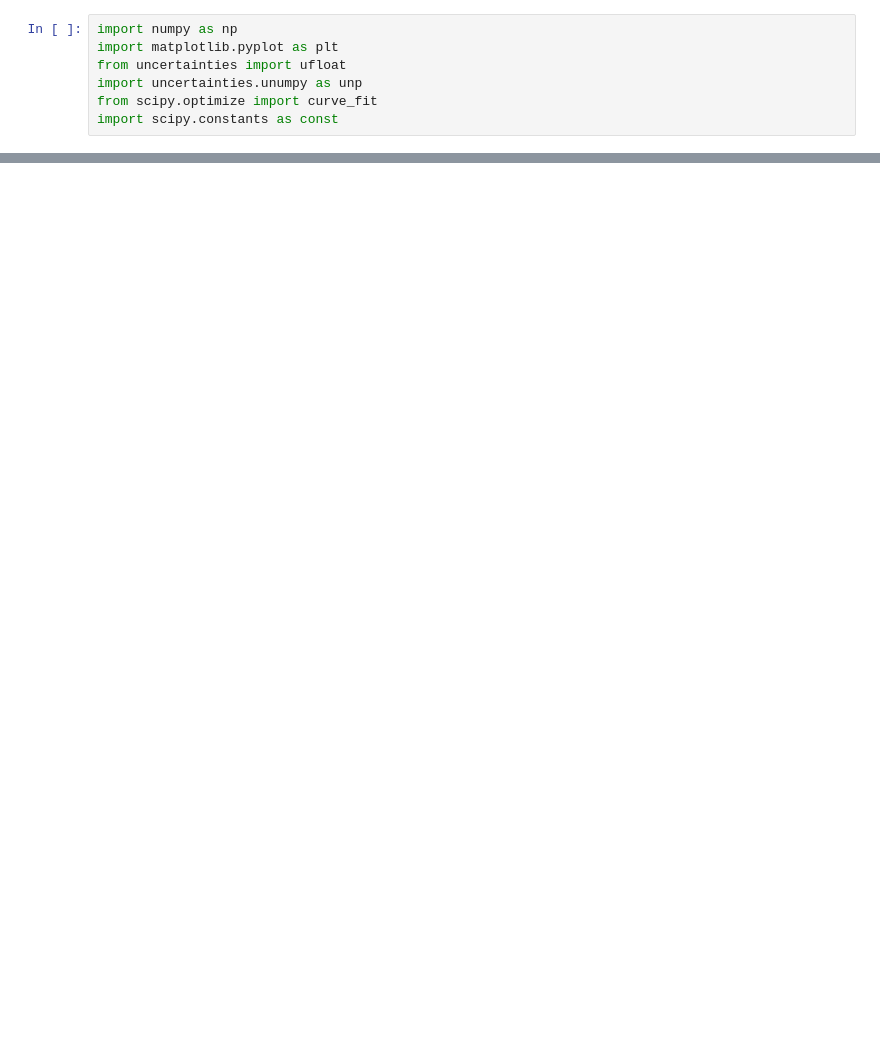
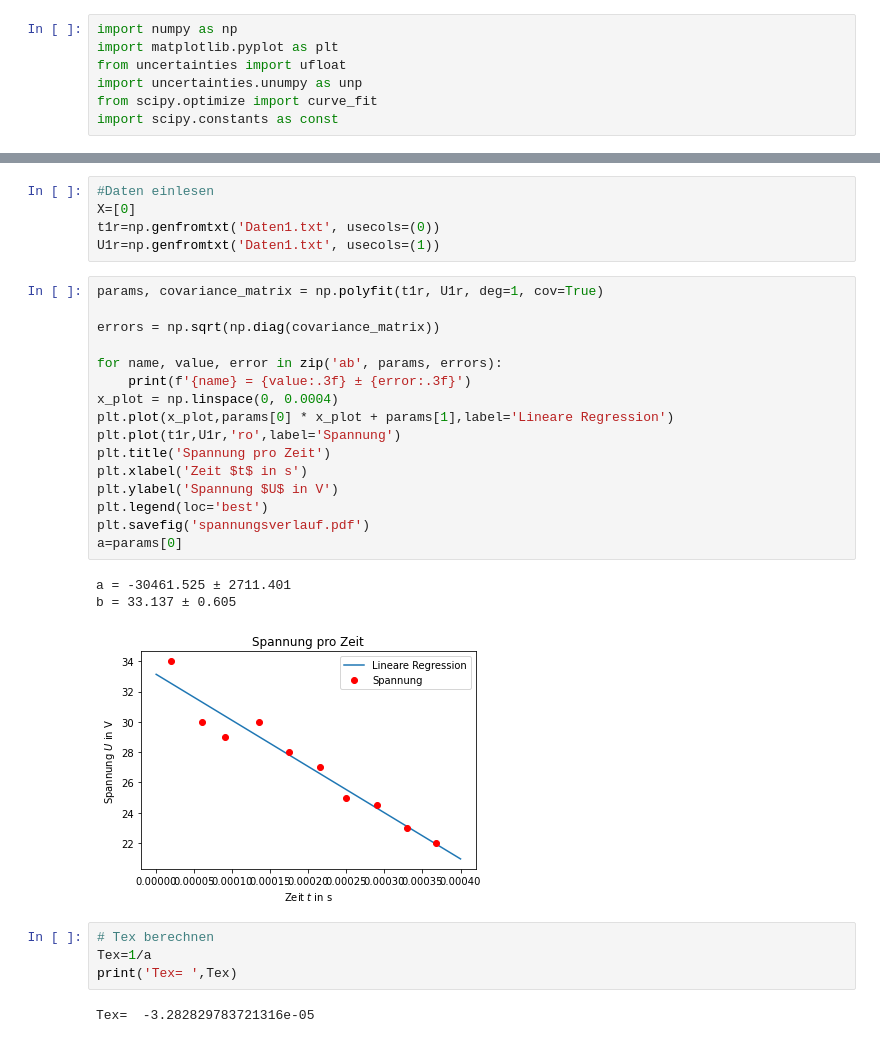
Before and after one commit to JackDO1998/Praktikum, a Jupyter notebook: GedaempfteUndErzwungeneSchwingungen/relaxationsverhalten.ipynb, the cells around one changed output, grey strips where cells are left out. Cells and saved outputs as stored; diff of their text form; blank space fills up the shorter version.

```diff
--- a/GedaempfteUndErzwungeneSchwingungen/relaxationsverhalten.ipynb
+++ b/GedaempfteUndErzwungeneSchwingungen/relaxationsverhalten.ipynb
@@ -577,0 +8,31 @@ Mittelwert der Periodendauer: 202.8+/-0.6 s
+# %%
+#Daten einlesen
+X=[0]
+t1r=np.genfromtxt('Daten1.txt', usecols=(0))
+U1r=np.genfromtxt('Daten1.txt', usecols=(1))
+# %%
+params, covariance_matrix = np.polyfit(t1r, U1r, deg=1, cov=True)
+
+errors = np.sqrt(np.diag(covariance_matrix))
+
+for name, value, error in zip('ab', params, errors):
+    print(f'{name} = {value:.3f} ± {error:.3f}')
+x_plot = np.linspace(0, 0.0004)
+plt.plot(x_plot,params[0] * x_plot + params[1],label='Lineare Regression')
+plt.plot(t1r,U1r,'ro',label='Spannung')
+plt.title('Spannung pro Zeit')
+plt.xlabel('Zeit $t$ in s')
+plt.ylabel('Spannung $U$ in V')
+plt.legend(loc='best')
+plt.savefig('spannungsverlauf.pdf')
+a=params[0]
+# %% [output]
+a = -30461.525 ± 2711.401
+b = 33.137 ± 0.605
+[figure, added]
+# %%
+# Tex berechnen
+Tex=1/a
+print('Tex= ',Tex)
+# %% [output]
+Tex=  -3.282829783721316e-05
```
Also changed, not shown: parts of 17 cells of this notebook, 15 other files.
